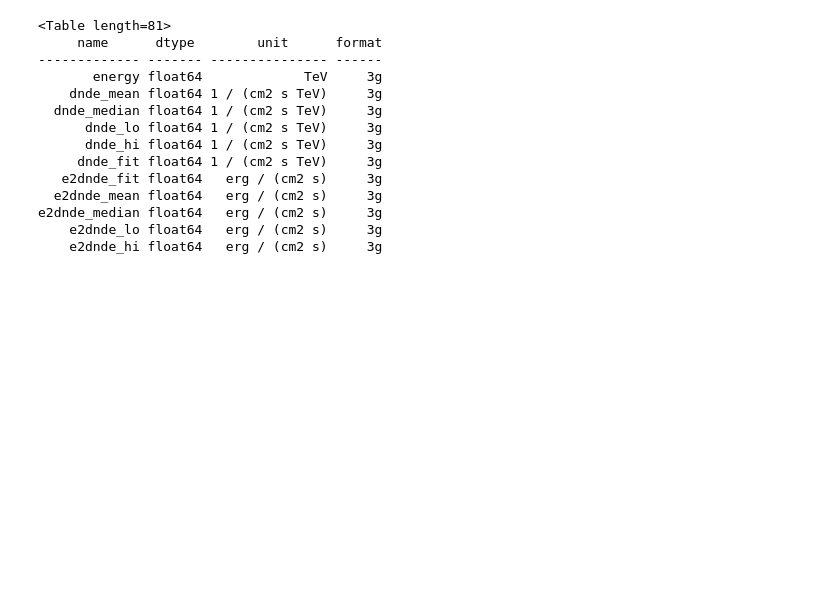
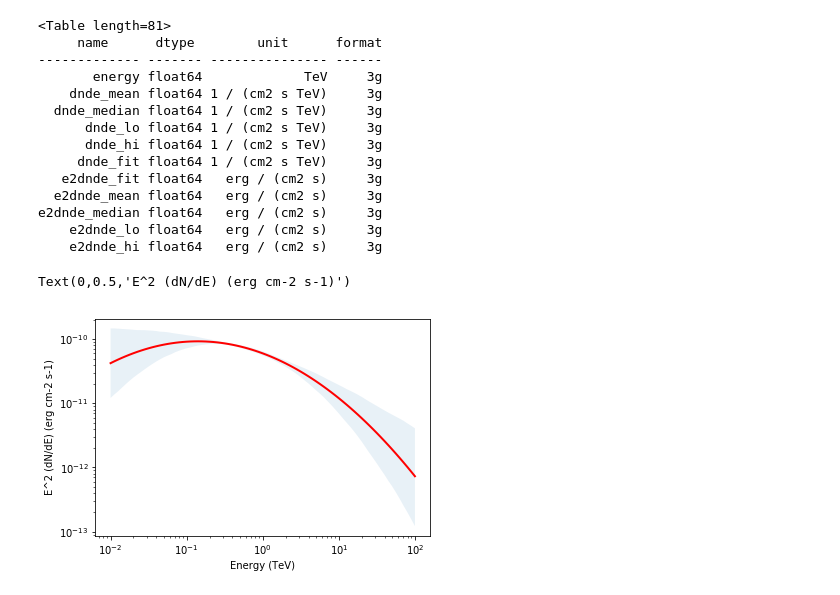
Before and after one commit to open-gamma-ray-astro/joint-crab, a Jupyter notebook: 2_results.ipynb, the cells around one changed output. Saved outputs shown, nothing was run; the diff lists cells and outputs as text; code cells hidden in the pictures; blank space fills up the shorter version.

```diff
--- a/2_results.ipynb
+++ b/2_results.ipynb
@@ -216,3 +257,13 @@ sed.info()
 e2dnde_median float64   erg / (cm2 s)     3g
     e2dnde_lo float64   erg / (cm2 s)     3g
     e2dnde_hi float64   erg / (cm2 s)     3g
+# %%
+fig, ax = plt.subplots()
+ax.plot(sed['energy'], sed['e2dnde_fit'], lw=2, c='r')
+ax.fill_between(sed['energy'], sed['e2dnde_lo'], sed['e2dnde_hi'], alpha=0.1)
+ax.loglog()
+ax.set_xlabel('Energy (TeV)')
+ax.set_ylabel('E^2 (dN/dE) (erg cm-2 s-1)')
+# %% [output]
+Text(0,0.5,'E^2 (dN/dE) (erg cm-2 s-1)')
+[figure, added]
```
Also changed, not shown: parts of 17 cells of this notebook.
